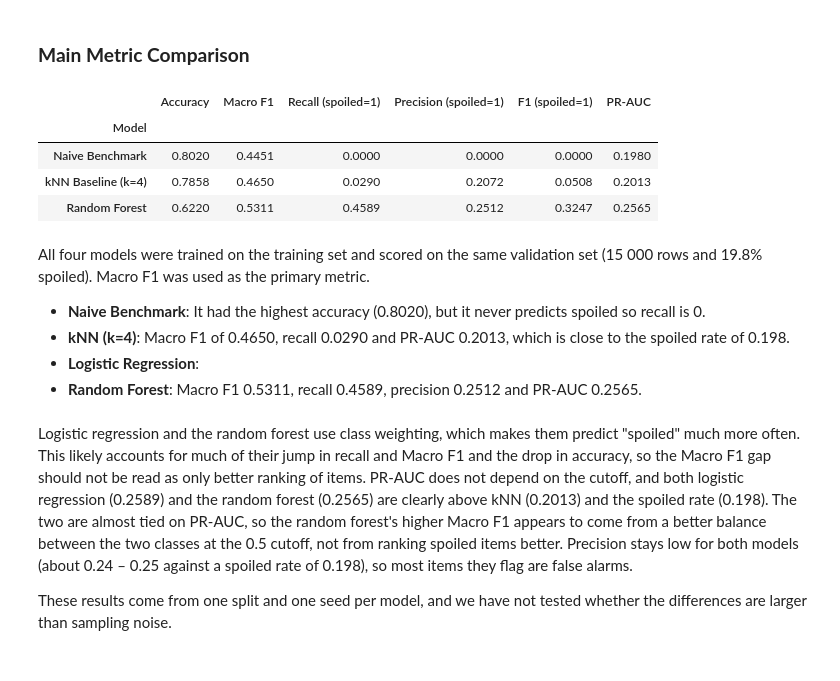
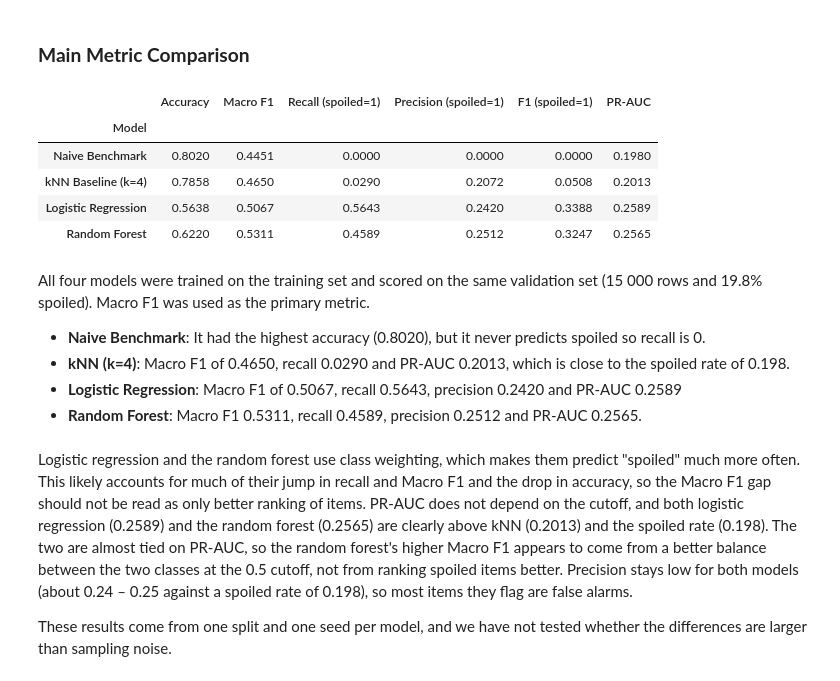
Before and after one commit to AnishaP3/Reducing-Inventory-Waste-in-Grocery-Stores, a Jupyter notebook: Notebooks/Project_Milestone_5_Final_Experiments_and_Analysis.ipynb, the cells around one changed output. Saved outputs shown, nothing was run; the diff lists cells and outputs as text; code cells hidden in the pictures.

Commit message:
added logistic regression to main table + added time comparison table

```diff
--- a/Notebooks/Project_Milestone_5_Final_Experiments_and_Analysis.ipynb
+++ b/Notebooks/Project_Milestone_5_Final_Experiments_and_Analysis.ipynb
@@ -684,40 +685,48 @@ The following table compares the Accuracy, Recall, Precision, F1 (spoiled=1), Ma
 # %% [markdown]
 ### **Main Metric Comparison**
 # %%
+from sklearn.linear_model import LogisticRegression
 #kNN predictions
-y_pred_knn   = knn.predict(X_val_scaled)
+y_pred_knn = knn.predict(X_val_scaled)
 y_scores_knn = knn.predict_proba(X_val_scaled)[:, 1]
 
 #Random forest: final model fitted in "Training the Model with the Selected Configurations"
-y_pred_rf   = clf.predict(X_val)
+y_pred_rf = clf.predict(X_val)
 y_scores_rf = clf.predict_proba(X_val)[:, 1]
+
+#Logistic regression: (c=10, balanced, randomstate=42)
+lr_model = LogisticRegression(C=10.0, class_weight='balanced', random_state=42)
+lr_model.fit(X_train_scaled, y_train)
+y_pred_lr = lr_model.predict(X_val_scaled)
+y_scores_lr = lr_model.predict_proba(X_val_scaled)[:,1]
 
 models = {
     "Naive Benchmark":    (y_pred_naive, np.full(len(y_val), df_train["was_spoiled"].mean())),
     "kNN Baseline (k=4)": (y_pred_knn, y_scores_knn),
+    "Logistic Regression": (y_pred_lr, y_scores_lr),
     "Random Forest": (y_pred_rf, y_scores_rf)
 }
-#will add logistic regression session later
 
 rows = []
 for name, (pred, score) in models.items():
     rows.append({
         "Model": name,
         "Accuracy": accuracy_score(y_val, pred),
         "Macro F1": f1_score(y_val, pred, average="macro"),
         "Recall (spoiled=1)": recall_score(y_val, pred, pos_label=1, zero_division=0),
         "Precision (spoiled=1)": precision_score(y_val, pred, pos_label=1, zero_division=0),
         "F1 (spoiled=1)": f1_score(y_val, pred, pos_label=1, zero_division=0),
         "PR-AUC": average_precision_score(y_val, score),
     })
 
 main_results = pd.DataFrame(rows).set_index("Model").round(4)
 display(main_results)
 # %% [output]
 |  | Accuracy | Macro F1 | Recall (spoiled=1) | Precision (spoiled=1) | F1 (spoiled=1) | PR-AUC |
 | Model |  |  |  |  |  |  |
 | Naive Benchmark | 0.8020 | 0.4451 | 0.0000 | 0.0000 | 0.0000 | 0.1980 |
 | kNN Baseline (k=4) | 0.7858 | 0.4650 | 0.0290 | 0.2072 | 0.0508 | 0.2013 |
+| Logistic Regression | 0.5638 | 0.5067 | 0.5643 | 0.2420 | 0.3388 | 0.2589 |
 | Random Forest | 0.6220 | 0.5311 | 0.4589 | 0.2512 | 0.3247 | 0.2565 |
 # %% [markdown]
 All four models were trained on the training set and scored on the same validation set (15 000 rows and 19.8% spoiled). Macro F1 was used as the primary metric.
@@ -725,7 +734,7 @@ All four models were trained on the training set and scored on the same validati
 
 *  **Naive Benchmark**: It had the highest accuracy (0.8020), but it never predicts spoiled so recall is 0.
 *   **kNN (k=4)**: Macro F1 of 0.4650, recall 0.0290 and PR-AUC 0.2013, which is close to the spoiled rate of 0.198.
-*   **Logistic Regression**:
+*   **Logistic Regression**: Macro F1 of 0.5067, recall 0.5643, precision 0.2420 and PR-AUC 0.2589
 *   **Random Forest**: Macro F1 0.5311, recall 0.4589, precision 0.2512 and PR-AUC 0.2565.
 # %% [markdown]
 Logistic regression and the random forest use class weighting, which makes them predict "spoiled" much more often. This likely accounts for much of their jump in recall and Macro F1 and the drop in accuracy, so the Macro F1 gap should not be read as only better ranking of items. PR-AUC does not depend on the cutoff, and both logistic regression (0.2589) and the random forest (0.2565) are clearly above kNN (0.2013) and the spoiled rate (0.198). The two are almost tied on PR-AUC, so the random forest's higher Macro F1 appears to come from a better balance between the two classes at the 0.5 cutoff, not from ranking spoiled items better. Precision stays low for both models (about 0.24 – 0.25 against a spoiled rate of 0.198), so most items they flag are false alarms.
```
Also changed, not shown: parts of 6 cells of this notebook.
